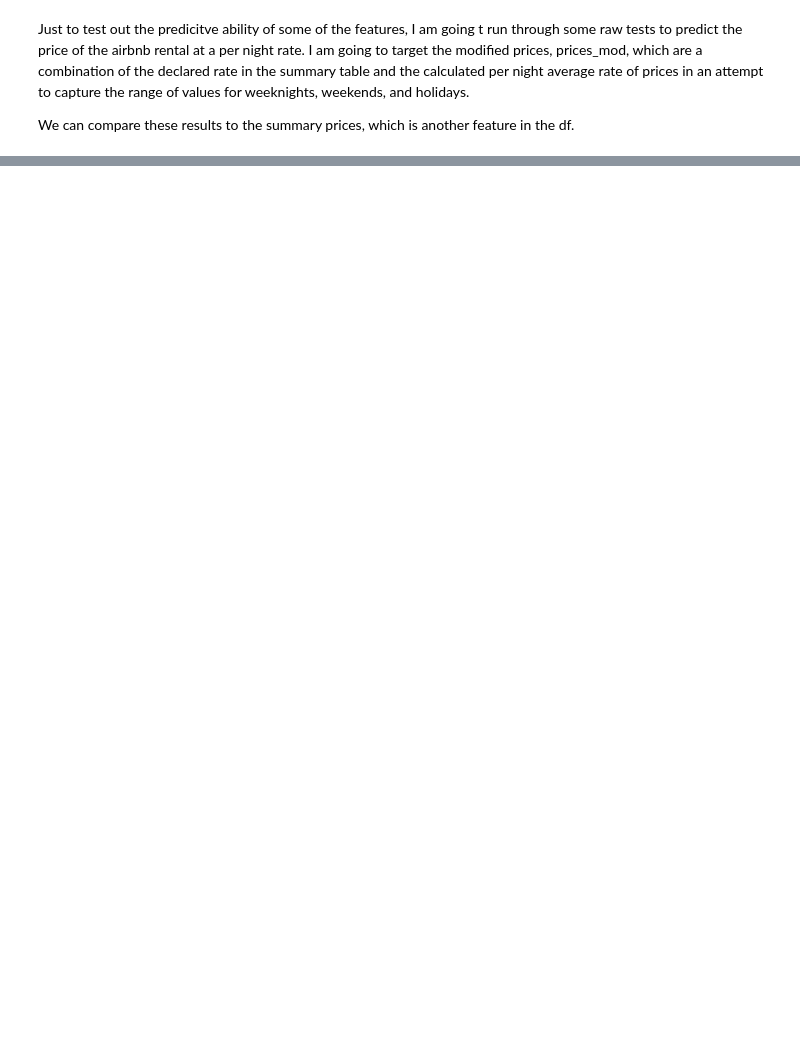
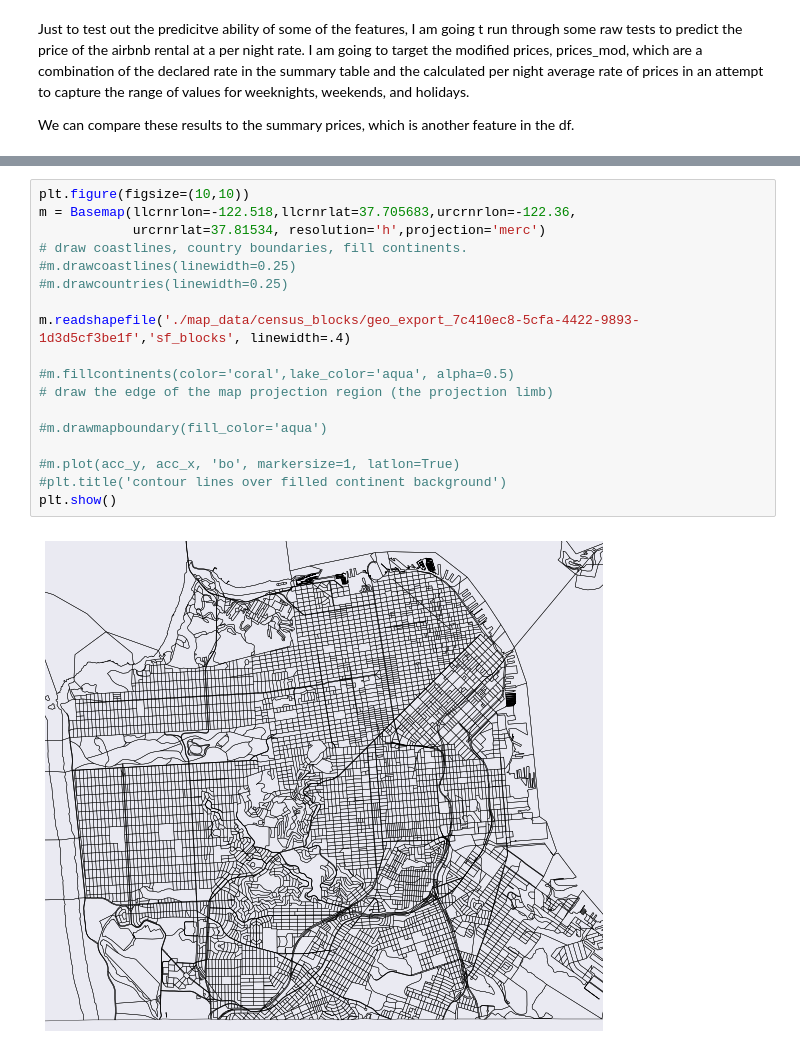
Before and after one commit to tmkilian/capstone, a Jupyter notebook: capstone_data_prev.ipynb, the cells around one changed output, grey strips where cells are left out. Saved outputs shown, nothing was run; the diff lists cells and outputs as text; blank space fills up the shorter version.

Commit message:
updates to project from beginning of week 9

```diff
--- a/capstone_data_prev.ipynb
+++ b/capstone_data_prev.ipynb
@@ -828,0 +898,20 @@ plt.ylim((0,500));
+# %%
+plt.figure(figsize=(10,10))
+m = Basemap(llcrnrlon=-122.518,llcrnrlat=37.705683,urcrnrlon=-122.36,
+            urcrnrlat=37.81534, resolution='h',projection='merc')
+# draw coastlines, country boundaries, fill continents.
+#m.drawcoastlines(linewidth=0.25)
+#m.drawcountries(linewidth=0.25)
+
+m.readshapefile('./map_data/census_blocks/geo_export_7c410ec8-5cfa-4422-9893-1d3d5cf3be1f','sf_blocks', linewidth=.4)
+
+#m.fillcontinents(color='coral',lake_color='aqua', alpha=0.5)
+# draw the edge of the map projection region (the projection limb)
+
+#m.drawmapboundary(fill_color='aqua')
+
+#m.plot(acc_y, acc_x, 'bo', markersize=1, latlon=True)
+#plt.title('contour lines over filled continent background')
+plt.show()
+# %% [output]
+[figure, added]
```
Also changed, not shown: parts of 24 cells of this notebook, 9 other files.
